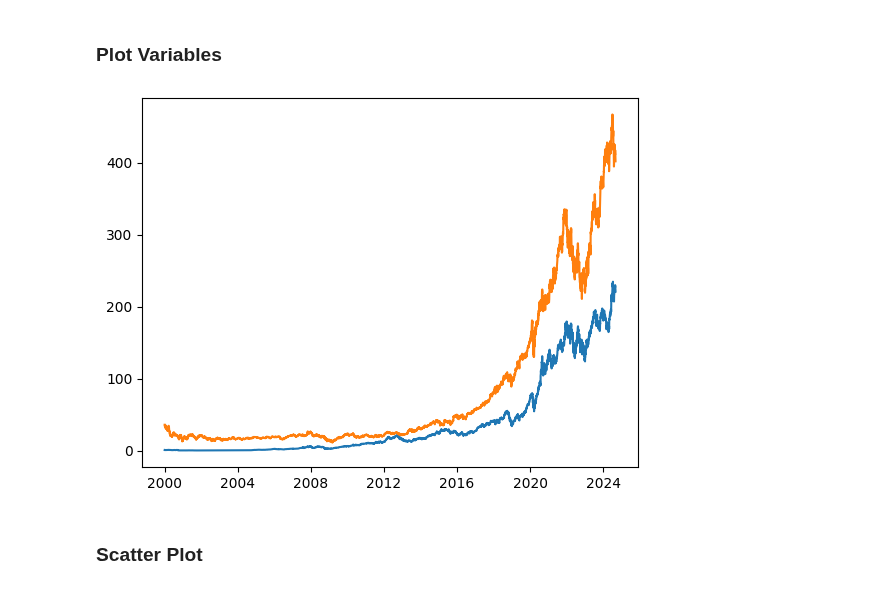
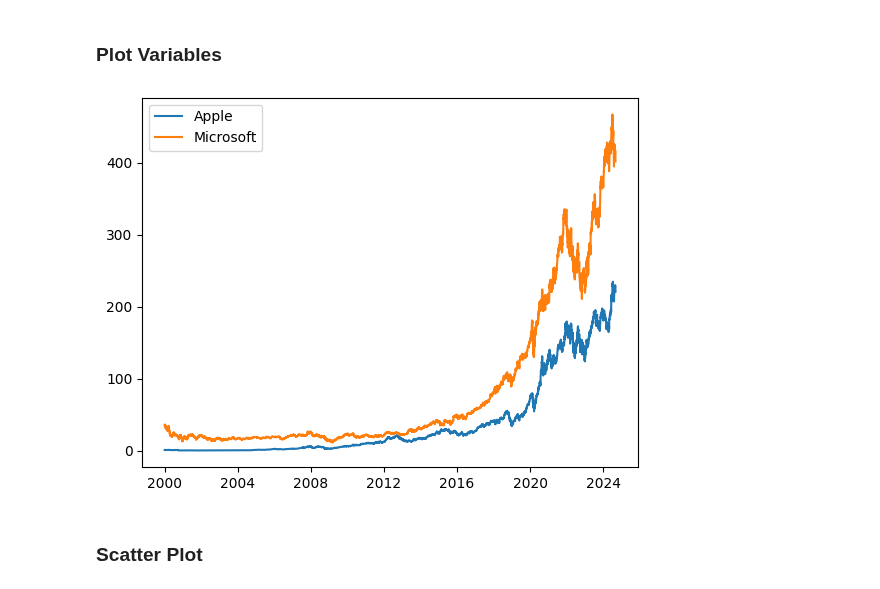
Before and after one commit to pharringtonp19/business-analytics, a Jupyter notebook: notebooks/Function_Worked_Example.ipynb, the cells around one changed output. Cells and saved outputs as stored; diff of their text form; code cells hidden in the pictures.

```diff
--- a/notebooks/Function_Worked_Example.ipynb
+++ b/notebooks/Function_Worked_Example.ipynb
@@ -40,11 +51,12 @@ microsoft_close = data[('Adj Close', 'MSFT')]
 # %% [markdown]
 ### **Plot Variables**
 # %%
-plt.plot(apple_close)
-plt.plot(microsoft_close)
+plt.plot(apple_close, label='Apple')
+plt.plot(microsoft_close, label='Microsoft')
+plt.legend()
 plt.show()
 # %% [output]
-[figure, old version]
+[figure, new version]
 # %% [markdown]
 ### **Scatter Plot**
 # %%
```
Also changed, not shown: parts of 4 cells of this notebook.
